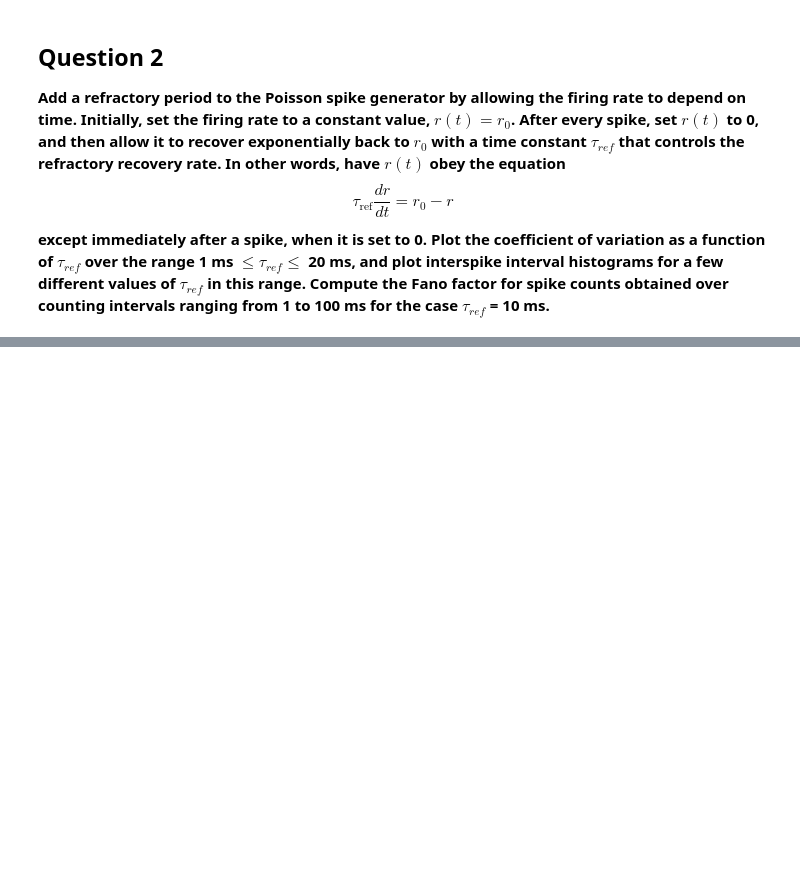
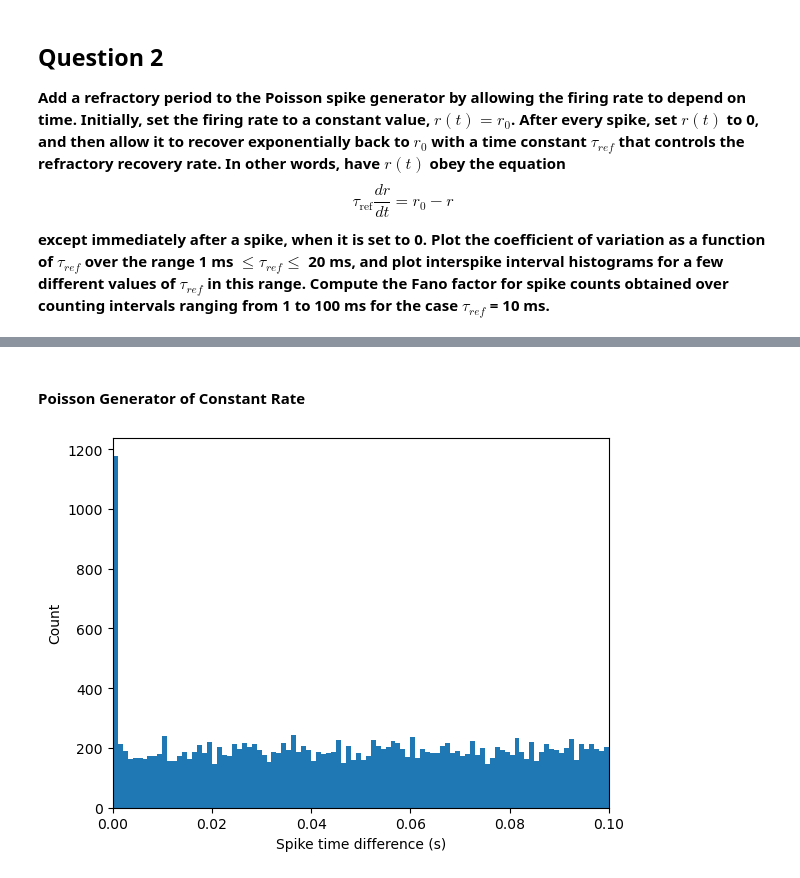
Before and after one commit to Manu-Yenikapati/Theoretical-Neuroscience-by-Dayan-Abbott, a Jupyter notebook: Chapter 1 - Firing Rates and Spike Statistics.ipynb, the cells around one changed output, grey strips where cells are left out. Saved outputs shown, nothing was run; the diff lists cells and outputs as text; code cells hidden in the pictures; blank space fills up the shorter version.

```diff
--- a/Chapter 1 - Firing Rates and Spike Statistics.ipynb
+++ b/Chapter 1 - Firing Rates and Spike Statistics.ipynb
@@ -127,0 +142,19 @@ Fano Factor for bins of 100.0 ms: 0.5505320813771518
+# %%
+def autocorrelation_histogram(spikes):
+    autocorrelation_intervals = []
+    for spike1 in spikes:
+        for spike2 in spikes:
+            autocorrelation_intervals.append(np.abs(spike2 - spike1))
+    return autocorrelation_intervals
+# %% [markdown]
+#### Poisson Generator of Constant Rate
+# %%
+#Refer to Q1 for generation of "times" as a constant-rate Poisson process
+plt.figure()
+plt.hist(autocorrelation_histogram(times), bins=100, range=(0, 0.1))
+plt.xlim(0, 0.1)
+plt.xlabel("Spike time difference (s)")
+plt.ylabel("Count")
+plt.show()
+# %% [output]
+[figure, added]
```
Also changed, not shown: parts of 12 cells of this notebook.
